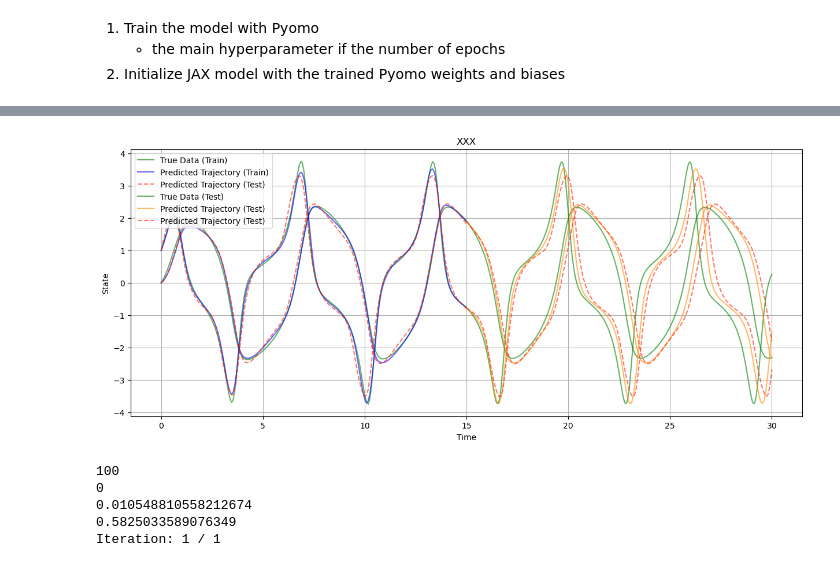
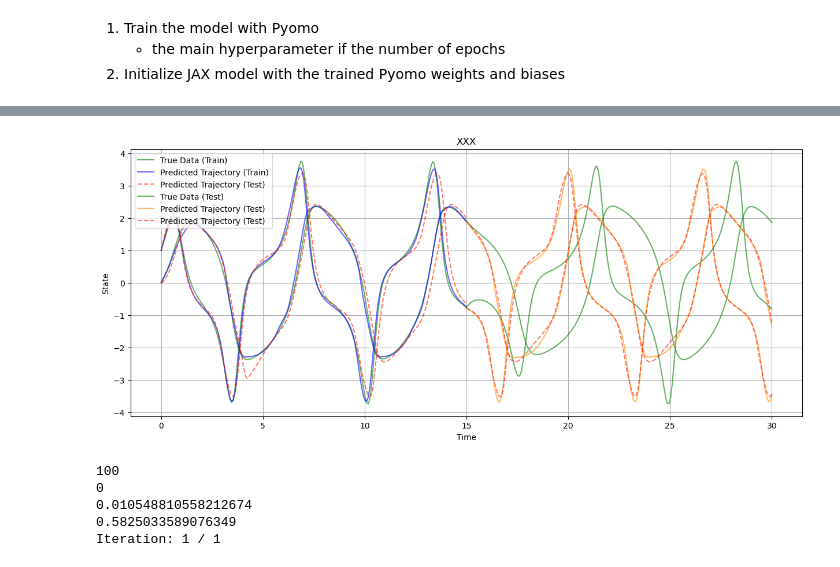
Before and after one commit to mariashapo/NODE, a Jupyter notebook: archive/01_experiments_synthetic/00_initialize_with_pyomo.ipynb, the cells around one changed output, grey strips where cells are left out. Saved outputs shown, nothing was run; the diff lists cells and outputs as text; code cells hidden in the pictures.

```diff
--- a/archive/01_experiments_synthetic/00_initialize_with_pyomo.ipynb
+++ b/archive/01_experiments_synthetic/00_initialize_with_pyomo.ipynb
@@ -25,7 +25,7 @@ logging.basicConfig(level=logging.ERROR, filename='error_log.txt')
 2. Initialize JAX model with the trained Pyomo weights and biases
 # %%
 def run(optimization_type, max_iter):
-  tol = 1e-4
+  tol = 1e-8
   params_model = {
       'layer_widths': [2, 32, 2],
       'act_func': 'tanh',
@@ -104,7 +104,7 @@ def run(optimization_type, max_iter):
 
   return trainer, results
 # %%
-trainer, results = run('none', max_iter=100)
+trainer, results = run('none', max_iter=1000)
 # %% [output]
 seed 42
 Redirect logs: False
@@ -266,9 +258,7 @@ custom_params = {
     }
 }
 
-Trainer = reload_module('run_train_toy', 'TrainerToy')
-
-#results_jax, trainer_jax = run_diffrax('none', trainer.layer_widths, custom_params = custom_params, learning_rate=1e-7, reg_lambda=1e-5, max_iter=30000)
+results_jax, trainer_jax = run_diffrax('none', trainer.layer_widths, custom_params = custom_params, learning_rate=1e-7, reg_lambda=0.1, max_iter=30000)
 results_jax_ind, trainer_jax_ind = run_diffrax('none', [2, 64, 2], pretrain = True, learning_rate=1e-3, reg_lambda=1e-5, max_iter= [1000, 30000])
 # %% [output]
 False
@@ -279,33 +292,33 @@ Iteration: 1 / 1
 # %%
 result = trainer_jax.extract_results_diffrax(True)
 result_ind = trainer_jax_ind.extract_results_diffrax(True)
 y_pred, y_pred_test = result['odeint_pred'], result['odeint_pred_test']
 y_pred_ind, y_pred_test_ind = result_ind['odeint_pred'], result_ind['odeint_pred_test']
 
 plt.figure(figsize=(15, 6))
 
 plt.plot(trainer_jax.t, trainer_jax.y[:,0], color = 'green', label='True Data (Train)', alpha = 0.6)
 plt.plot(trainer_jax.t, trainer_jax.y[:,1], color = 'green', alpha = 0.6)
 plt.plot(trainer_jax.t, y_pred[:,0], color = 'blue', label='Predicted Trajectory (Train)', alpha = 0.6)
 plt.plot(trainer_jax.t, y_pred[:,1], color = 'blue', alpha = 0.6)
 plt.plot(trainer_jax_ind.t, y_pred_ind[:,0], color='#FF1C00', ls = '--', label='Predicted Trajectory (Test)', alpha = 0.6)
 plt.plot(trainer_jax_ind.t, y_pred_ind[:,1], color='#FF1C00', ls = '--', alpha = 0.6)
 
-plt.plot(trainer_jax.t_test, trainer_jax.y_test[:,0], color='green', label='True Data (Test)', alpha = 0.6)
-plt.plot(trainer_jax.t_test, trainer_jax.y_test[:,1], color='green', alpha = 0.6)
-plt.plot(trainer_jax.t_test, y_pred_test[:,0], color='#FF8C00', label='Predicted Trajectory (Test)', alpha = 0.6)
-plt.plot(trainer_jax.t_test, y_pred_test[:,1], color='#FF8C00', alpha = 0.6)
-plt.plot(trainer_jax_ind.t_test, y_pred_test_ind[:,0], color='#FF1C00', ls = '--', label='Predicted Trajectory (Test)', alpha = 0.6)
-plt.plot(trainer_jax_ind.t_test, y_pred_test_ind[:,1], color='#FF1C00', ls = '--', alpha = 0.6)
+plt.plot(trainer_jax.t_test + 15, trainer_jax.y_test[:,0], color='green', label='True Data (Test)', alpha = 0.6)
+plt.plot(trainer_jax.t_test + 15, trainer_jax.y_test[:,1], color='green', alpha = 0.6)
+plt.plot(trainer_jax.t_test + 15, y_pred_test[:,0], color='#FF8C00', label='Predicted Trajectory (Test)', alpha = 0.6)
+plt.plot(trainer_jax.t_test + 15, y_pred_test[:,1], color='#FF8C00', alpha = 0.6)
+plt.plot(trainer_jax_ind.t_test + 15, y_pred_test_ind[:,0], color='#FF1C00', ls = '--', label='Predicted Trajectory (Test)', alpha = 0.6)
+plt.plot(trainer_jax_ind.t_test + 15, y_pred_test_ind[:,1], color='#FF1C00', ls = '--', alpha = 0.6)
 
 plt.title(f"XXX")
 plt.xlabel("Time")
 plt.ylabel("State")
 plt.legend(loc ="upper left")
 plt.grid(True)
 plt.show()
 # %% [output]
-[figure, old version]
+[figure, new version]
 # %%
 results= run_diffrax('training_convergence', trainer.layer_widths, custom_params = custom_params, max_iter=20000, learning_rate=1e-7, reg_lambda=1e-5)
 # results = run_diffrax('training_convergence', [2, 64, 2], pretrain = True, learning_rate=1e-3, reg_lambda=1e-5, max_iter=[1000, 30000])
```
Also changed, not shown: parts of 7 cells of this notebook, 14 other files.
